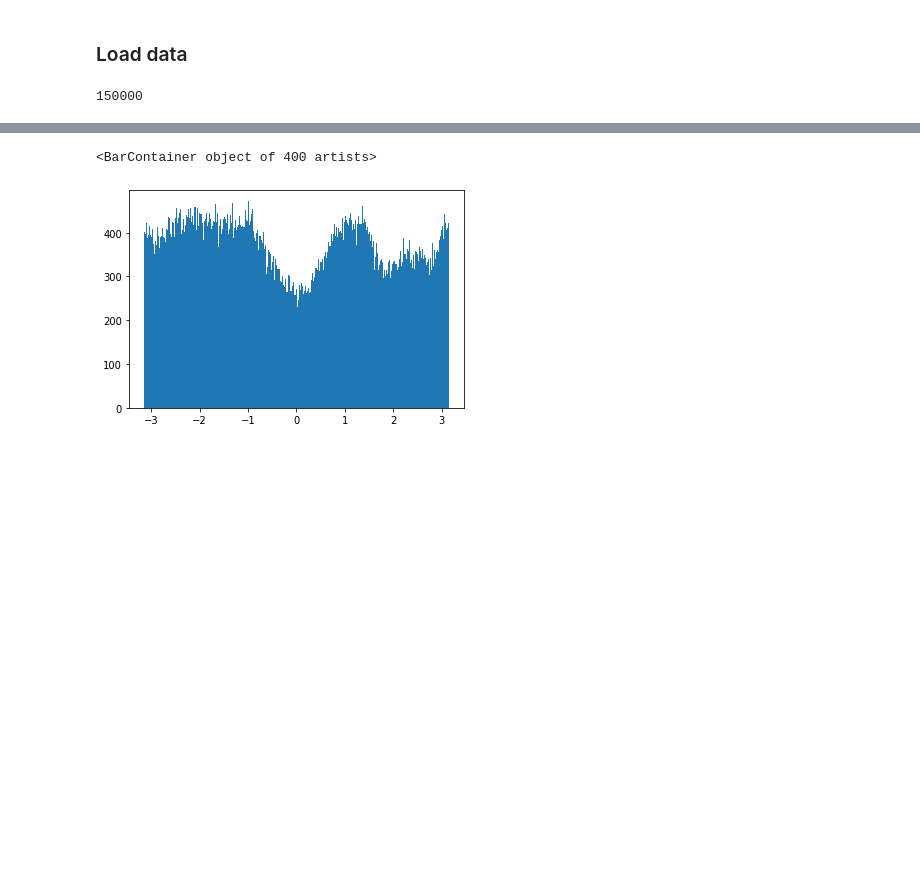
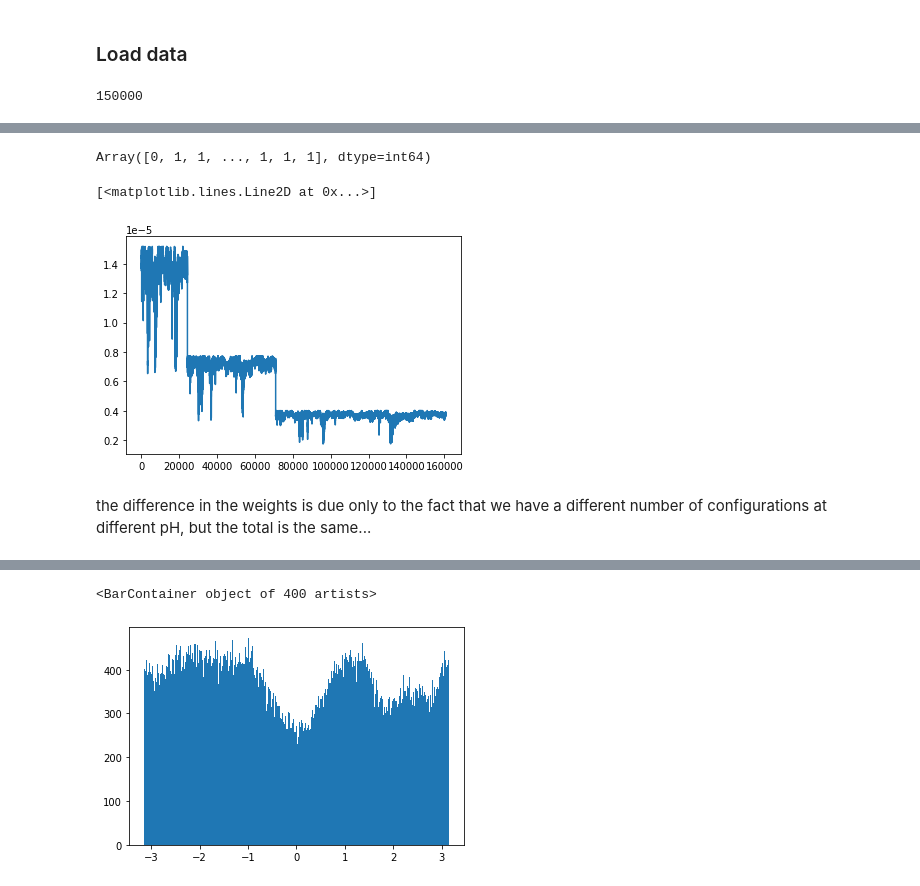
Before and after one commit to Tomfersil/pH-integration, a Jupyter notebook: ph_refine.ipynb, the cells around one changed output, grey strips where cells are left out. Drawn from its saved outputs; the diff is of its cells as text; code cells hidden in the pictures; blank space fills up the shorter version.

Commit message:
defining ph_data object and computing weights

```diff
--- a/ph_refine.ipynb
+++ b/ph_refine.ipynb
@@ -566,2 +567,14 @@ gs[3.5]
+# %%
+class Ph_data():
+    def __init__(self, g_exp, sigma_exp, gs, weights, ns_prot, log_fugacities, obs_names):#, legend_matrix):
+        self.g_exp = g_exp
+        self.sigma_exp = sigma_exp
+        self.gs = gs
+        self.p0s = weights
+        # self.pi0 =
+        self.log_fugacities = log_fugacities
+        self.ns_prot = ns_prot
+        self.obs_names = obs_names
+        # self.legend_matrix = legend_matrix
 # %%
 obs_names = ['chi', 'eRMSD']
@@ -594,0 +639,8 @@ for i, obs_name in enumerate():
+# %%
+data = load_ph_data(obs_names, ph_vals, ns, gs, bias)
+# %%
+ns[3.5]
+# %% [output]
+Array([0, 1, 1, ..., 1, 1, 1], dtype=int64)
+# %%
+ns_prot = data.ns_prot
@@ -594,0 +649,29 @@ for i, obs_name in enumerate():
+# %%
+bias[3.5]
+
+weights = {}
+tot = {}
+
+for ph in ph_vals:
+    weights[ph] = np.exp(np.array(bias[3.5])/300)  # is it correct?? fix it!!
+    weights[ph] /= np.sum(weights[ph])
+    tot[ph] = {}
+    for n in ns_prot:
+        tot[ph][int(n)] = np.sum(weights[ph][ns[ph] == n])
+
+prot_weights = []
+
+for n_prot in ns_prot:
+    prot_weights.append([])
+    for ph in ph_vals:
+        vals = weights[ph][ns[ph] == n_prot]/tot[ph][int(n_prot)]
+        prot_weights[-1].extend(vals)
+    prot_weights[-1] = np.array(prot_weights[-1])
+    prot_weights[-1] /= np.sum(prot_weights[-1])
+# %%
+plt.plot(prot_weights[0])
+# %% [output]
+[<matplotlib.lines.Line2D at 0x...>]
+[figure, added]
+# %% [markdown]
+the difference in the weights is due only to the fact that we have a different number of configurations at different pH, but the total is the same...
```
Also changed, not shown: parts of 9 cells of this notebook.
